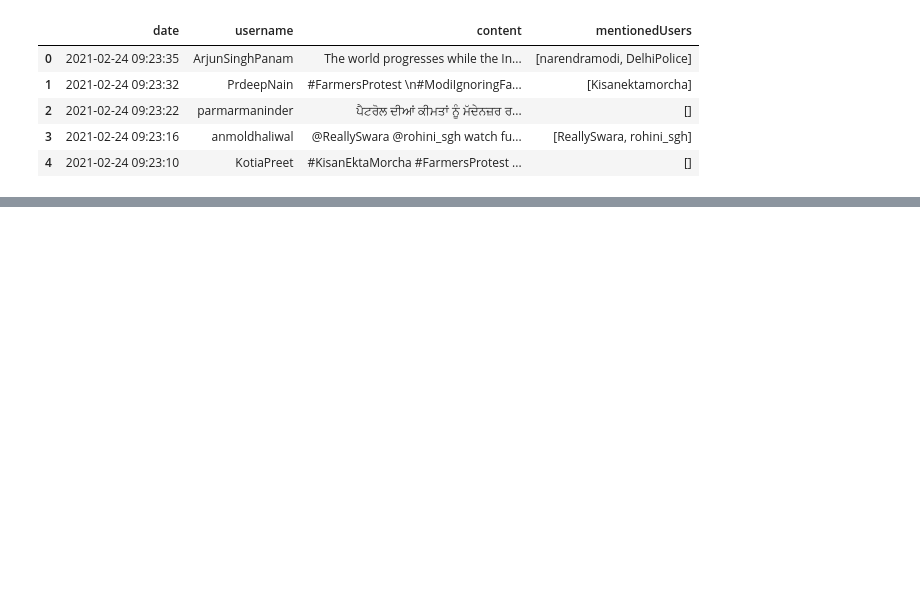
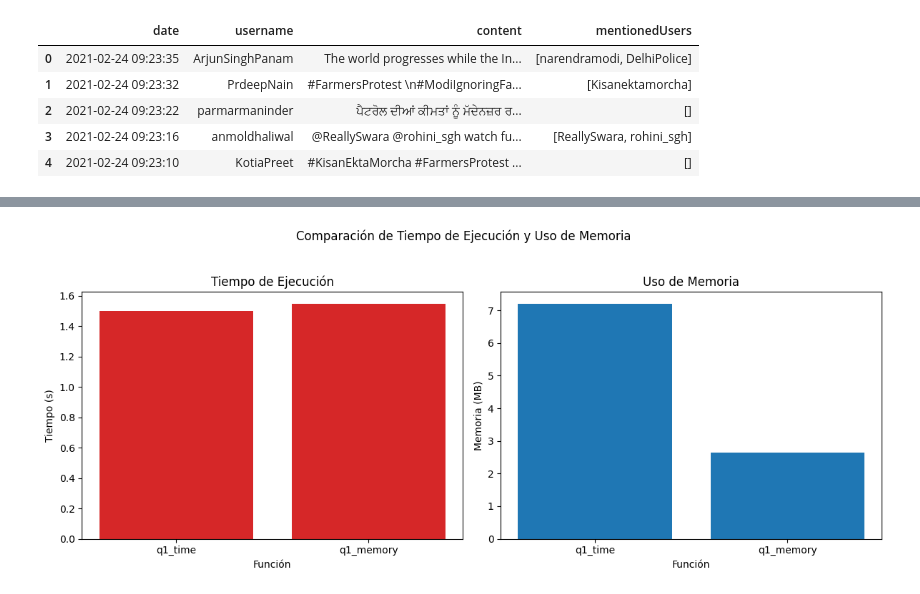
Before and after one commit to SergioAAG/latam-challenge, a Jupyter notebook: src/challenge.ipynb, the cells around one changed output, grey strips where cells are left out. Saved outputs shown, nothing was run; the diff lists cells and outputs as text; code cells hidden in the pictures; blank space fills up the shorter version.

Commit message:
FEAT: add detailed challenge analysis in jupyternotebook, add profiling and utils functions for the analysis

```diff
--- a/src/challenge.ipynb
+++ b/src/challenge.ipynb
@@ -186,0 +609,12 @@ for _ in results:
+# %%
+from utils.plot import plot_profile_results
+
+q1_time_execution_time, q1_time_max_memory, _ = profile_function(q1_time, parquet_file_path)
+q1_memory_execution_time, q1_memory_max_memory, _ = profile_function(q1_memory, parquet_file_path)
+
+function_names = ['q1_time', 'q1_memory']
+execution_times = [q1_time_execution_time, q1_memory_execution_time]
+memory_usages = [q1_time_max_memory, q1_memory_max_memory]
+
+plot_profile_results(function_names, execution_times, memory_usages)
+# %% [output]
@@ -186,0 +625 @@ for _ in results:
+[figure, added]
```
Also changed, not shown: parts of 38 cells of this notebook, 5 other files.
